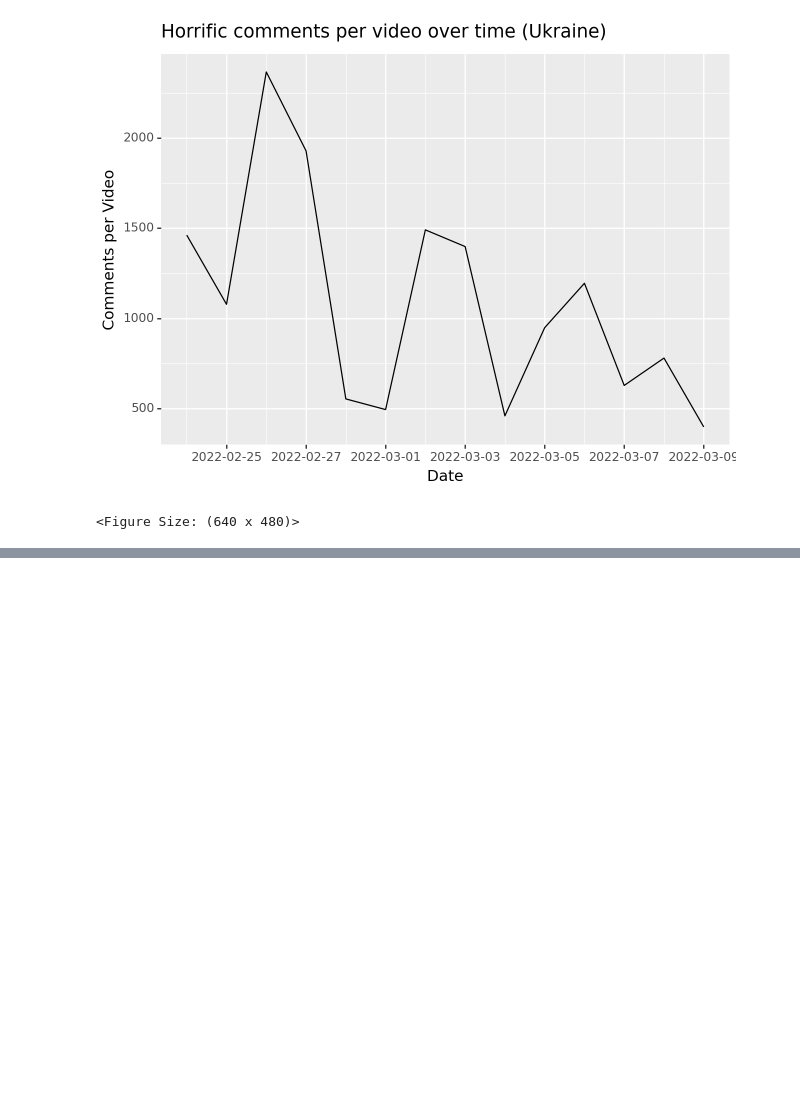
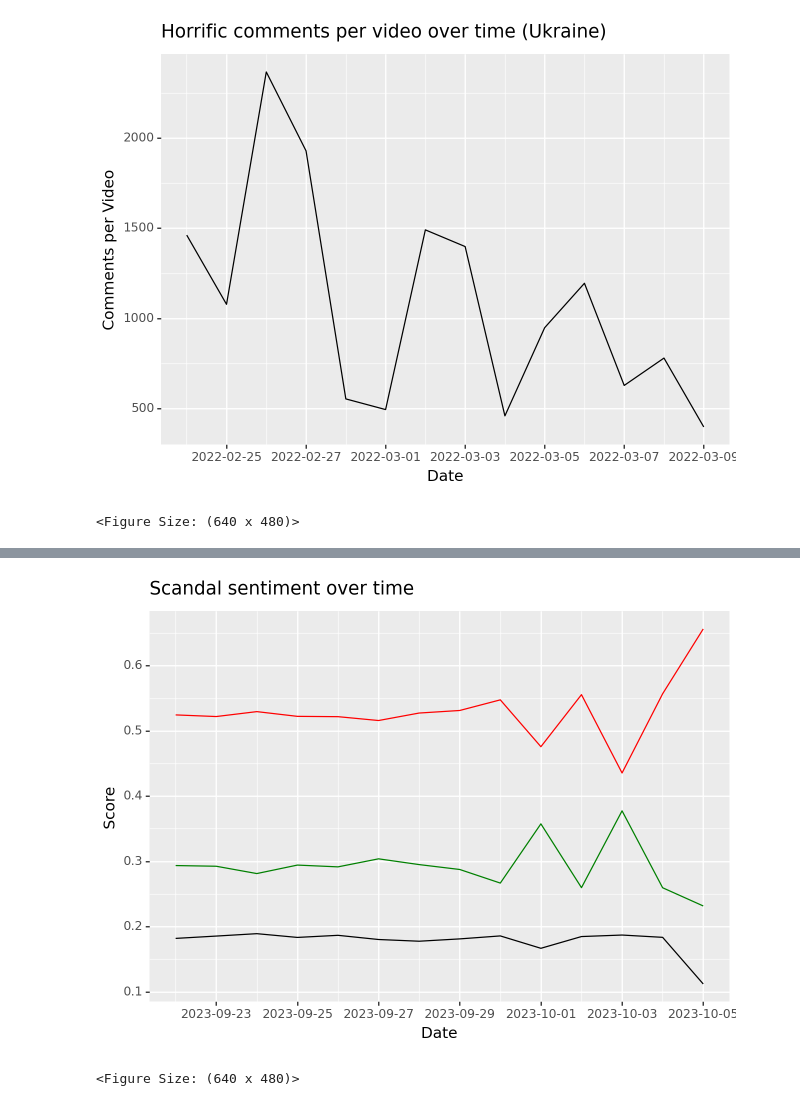
Before and after one commit to gasoto04/youtube-comments, a Jupyter notebook: Data Science 1 Final Project - Data Viz.ipynb, the cells around one changed output, grey strips where cells are left out. Saved outputs shown, nothing was run; the diff lists cells and outputs as text; code cells hidden in the pictures; blank space fills up the shorter version.

```diff
--- a/Data Science 1 Final Project - Data Viz.ipynb
+++ b/Data Science 1 Final Project - Data Viz.ipynb
@@ -180,0 +312,13 @@ comments_per_video_over_time(ukraine_horrific_comments, ukraine_horrific_videoda
+# %%
+# Menendez scandal sentiment - over time
+menendez_sentiment_byday = menendez_scandal_comments.groupby('day_published')["positive_score","neutral_score","negative_score"].mean().reset_index()
+menendez_sentiment_byday['day_published'] = pd.to_datetime(menendez_sentiment_byday['day_published'])
+
+(ggplot(menendez_sentiment_byday) +
+     geom_line(aes(x=menendez_sentiment_byday["day_published"], y=menendez_sentiment_byday["positive_score"]), group=1, color="green") +
+ geom_line(aes(x=menendez_sentiment_byday["day_published"], y=menendez_sentiment_byday["neutral_score"]), group=1) +
+  geom_line(aes(x=menendez_sentiment_byday["day_published"], y=menendez_sentiment_byday["negative_score"]), group=1, color="red") +
+     labs(x='Date', y='Score', title="Scandal sentiment over time"))
+# %% [output]
+[figure, added]
+<Figure Size: (640 x 480)>
```
Also changed, not shown: parts of 22 cells of this notebook.
